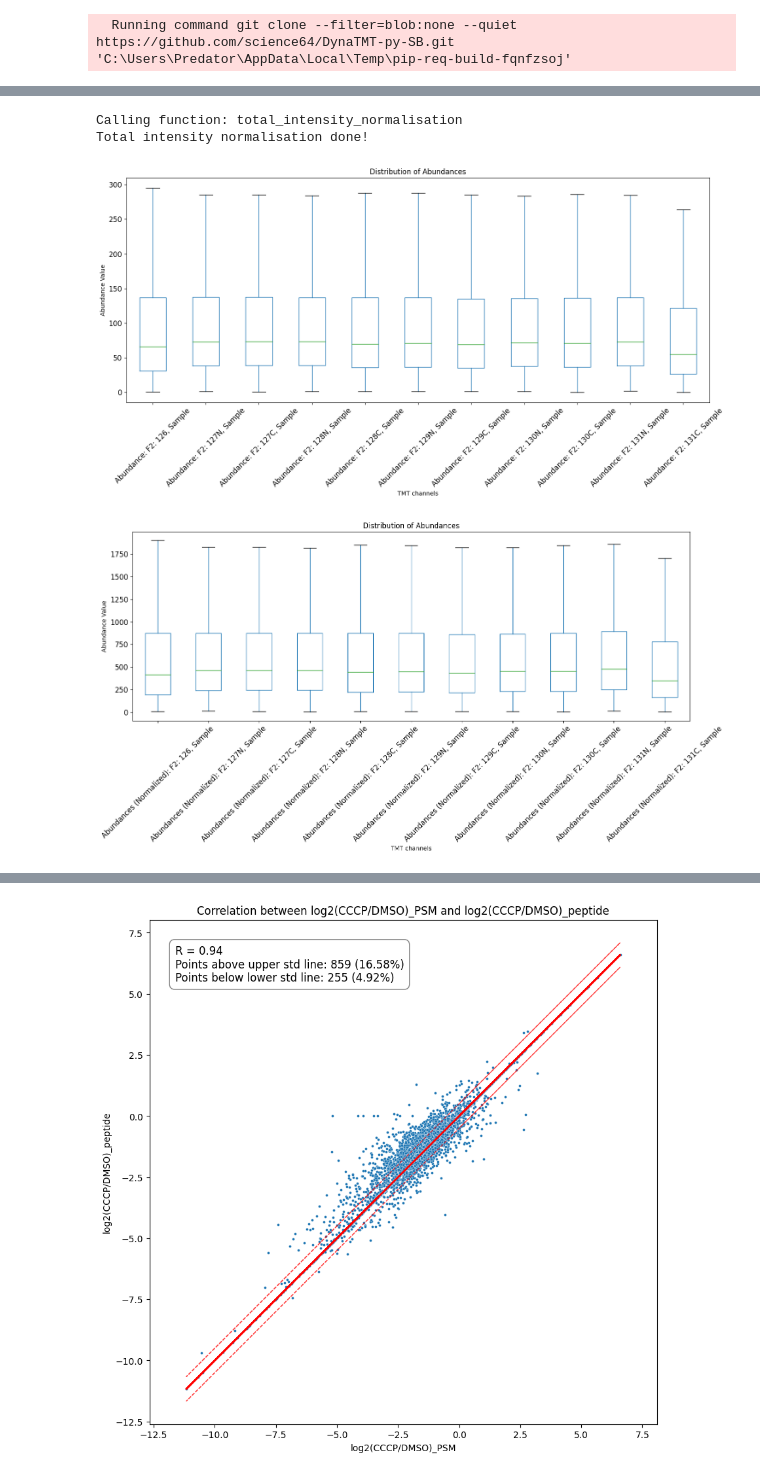
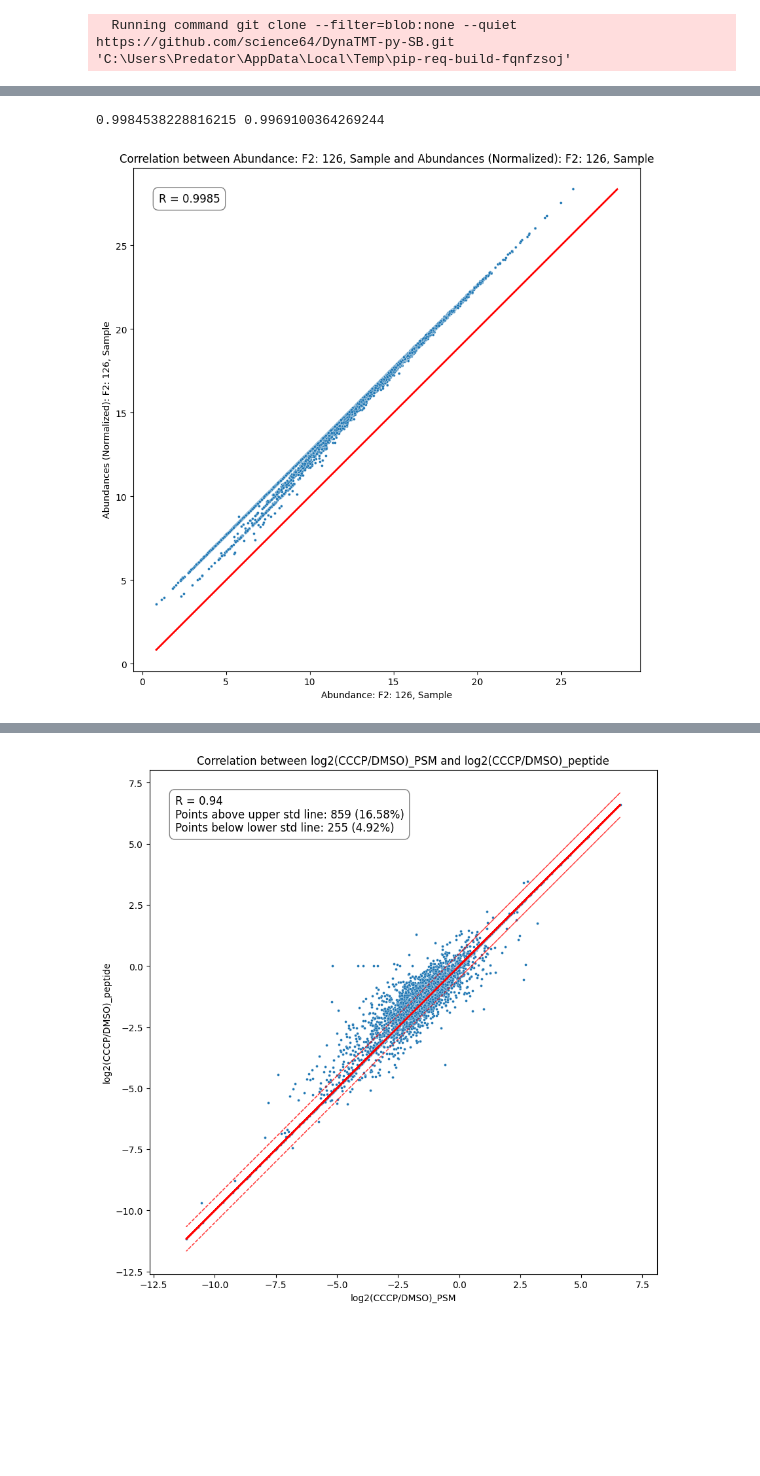
Before and after one commit to science64/DynaTMT-py-SB, a Jupyter notebook: Quality control analysis with new update vs old/new analysis comparison 22.11.23/Comparing data - quality control_22.11.23.ipynb, the cells around one changed output, grey strips where cells are left out. Drawn from its saved outputs; the diff is of its cells as text; code cells hidden in the pictures; blank space fills up the shorter version.

```diff
--- a/Quality control analysis with new update vs old/new analysis comparison 22.11.23/Comparing data - quality control_22.11.23.ipynb
+++ b/Quality control analysis with new update vs old/new analysis comparison 22.11.23/Comparing data - quality control_22.11.23.ipynb
@@ -21,11 +21,11 @@ Collecting git+https://github.com/science64/DynaTMT-py-SB.git
   Preparing metadata (setup.py): finished with status 'done'
   Running command git clone --filter=blob:none --quiet https://github.com/science64/DynaTMT-py-SB.git 'C:\Users\Predator\AppData\Local\Temp\pip-req-build-fqnfzsoj'
 # %%
-psms = pd.read_csv('20200724_SB_CCCP+ISRIB_Import_PSMs.txt', sep='\t', header=0)
+psms = pd.read_csv('20200724_SB_CCCP+ISRIB_Import_PSMs.txt', sep='\t', header=0) # 203381 rows × 47 columns
 peptides = pd.read_csv('20200724_SB_CCCP+ISRIB_Import_PeptideGroups.txt', sep='\t', header=0)
 
 # we are removing booster channel which is 131C
 psms = psms.drop('Abundance: 131C', axis=1) #booster test we do not drop it
 
 # we are removing booster channel which is 131C
-# peptides = peptides.drop('Abundance: F2: 131C, Sample', axis=1) #booster test we do not drop it
+peptides = peptides.drop('Abundance: F2: 131C, Sample', axis=1) #booster test we do not drop it
@@ -64,8 +451,3 @@ plt.ylabel("Abundance Value")
 plt.xlabel("TMT channels")
 plt.tight_layout()
 plt.show()
-# %% [output]
-Calling function: total_intensity_normalisation
-Total intensity normalisation done!
-[figure, removed]
-[figure, removed]
@@ -71,0 +456,60 @@ Total intensity normalisation done!
+# %%
+# Merge the datasets on the 'Accession' column using an outer join
+colname_x = 'Abundance: F2: 126, Sample'
+colname_y = 'Abundances (Normalized): F2: 126, Sample'
+
+merged_data_foldchange = pd.merge(sumNorm[['Master Protein Accessions', colname_x]],
+                       peptides[['Master Protein Accessions', colname_y]],
+                       on='Master Protein Accessions',
+                       how='inner')
+
+# Replace NaN values with 0
+# merged_data.fillna(0, inplace=True)
+# Replace NaN values with a small positive number to avoid log(0)
+merged_data_foldchange.fillna(0, inplace=True)  # 0.1 is arbitrary; adjust as needed
+
+merged_data_protein = (
+    merged_data_foldchange.groupby(['Master Protein Accessions'])
+    .agg('sum')
+    .reset_index()
+)
+
+# Define the data for the plot
+x = np.log2(merged_data_protein[colname_x])
+y = np.log2(merged_data_protein[colname_y])
+
+# Create the plot
+fig, ax = plt.subplots(figsize=(10, 10))
+
+# # Scatter plot
+sns.scatterplot(x=x, y=y, ax=ax, s=8)
+
+# 45-degree line
+ax.plot([min(x), max(y)], [min(x), max(y)], color='red', linewidth=2)
+
+# Calculate R and R^2
+correlation_matrix = np.corrcoef(x, y)
+r = correlation_matrix[0, 1]
+r_squared = r**2
+
+print(r, r_squared)
+
+# Display the counts, percentages, and R^2 on the plot
+text_str = (
+    f'R = {r:.4f}'
+)
+ax.text(0.05, 0.95, text_str, transform=ax.transAxes, fontsize=12, verticalalignment='top', bbox=dict(boxstyle='round,pad=0.5', facecolor='white', alpha=0.5))
+ax.set_xlabel(colname_x)
+ax.set_ylabel(colname_y)
+ax.set_title(f'Correlation between {colname_x} and {colname_y}')
+
+# Set axes to be equal, so the plot is square
+ax.axis('equal')
+
+# Save the figure BEFORE plt.show()
+plt.savefig('correlation_normalization_sumintenstiy_vs_PD_norm_protein_level.png')
+
+plt.show()
+# %% [output]
+0.9984538228816215 0.9969100364269244
+[figure, added]
```
Also changed, not shown: parts of 51 cells of this notebook, 8 other files.
